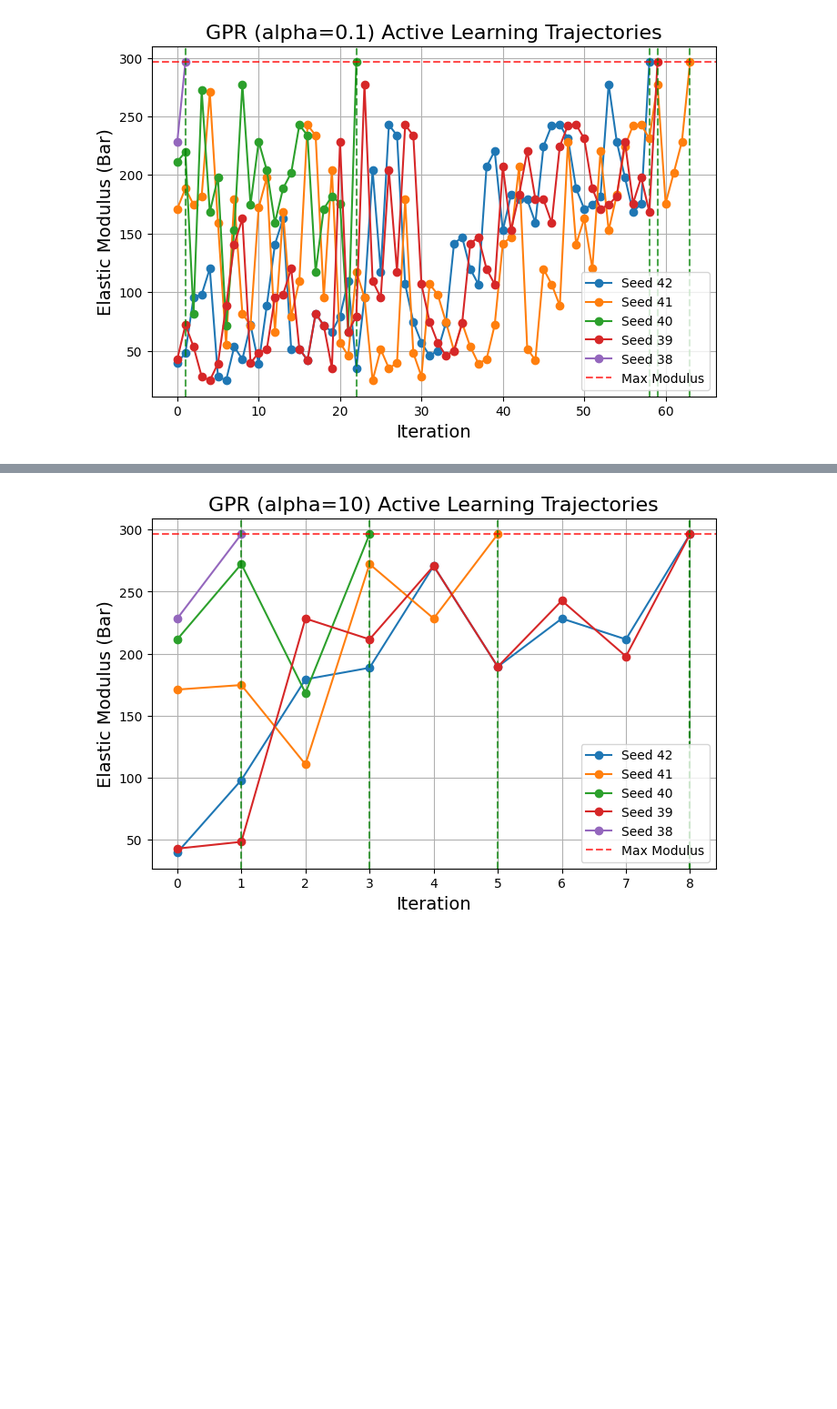
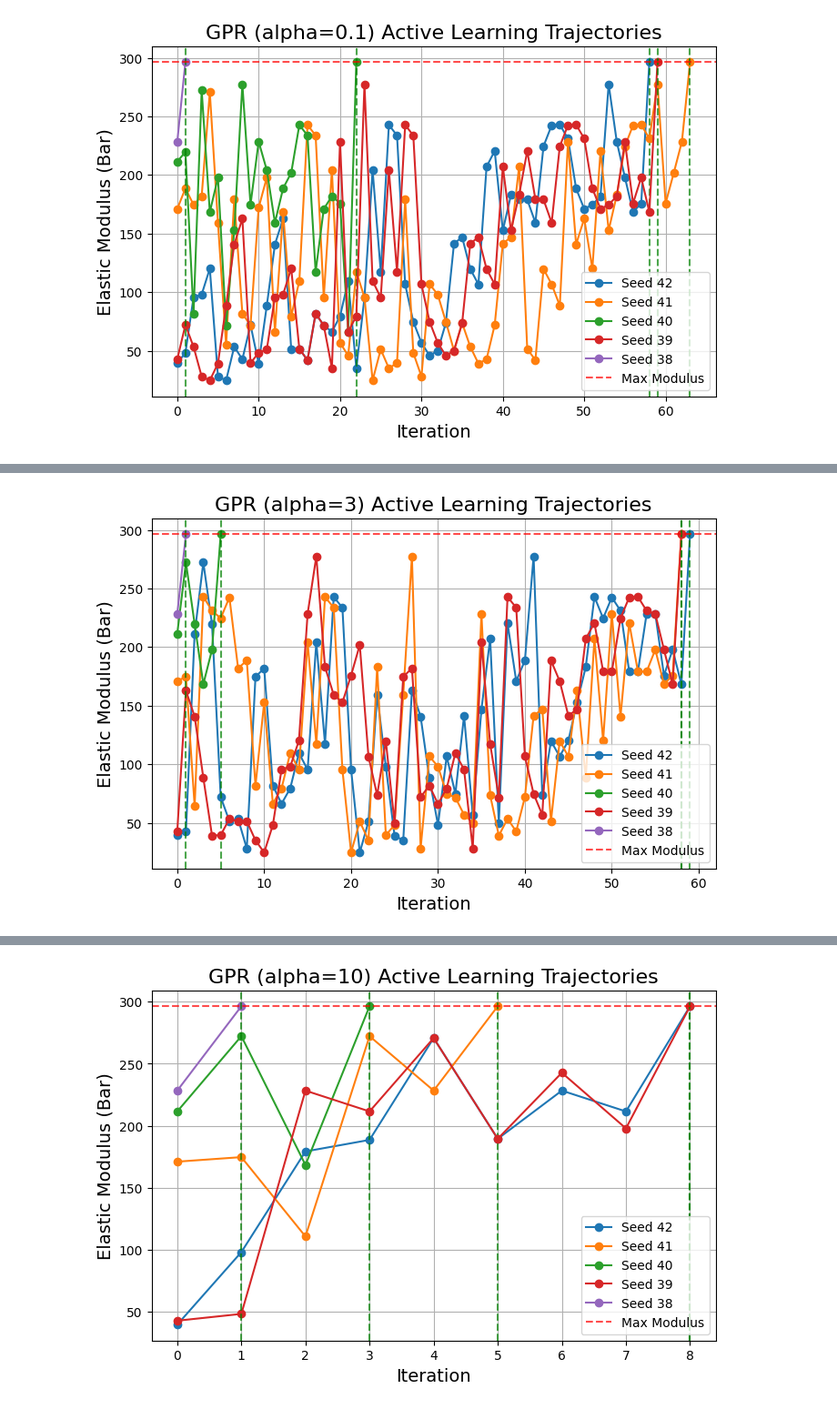
Before and after one commit to Toniaac/hte-data-processing, a Jupyter notebook: Active Learning.ipynb, the cells around one changed output, grey strips where cells are left out. Shown at 91% size. Cells and saved outputs as stored; diff of their text form; code cells hidden in the pictures; blank space fills up the shorter version.

```diff
--- a/Active Learning.ipynb
+++ b/Active Learning.ipynb
@@ -1363,0 +1372,10 @@ plot_multiple_trajectories([gpr01_randomseed42, gpr01_randomseed41, gpr01_random
+# %%
+gpr3_randomseed42 = pd.read_csv("gpr_experiment_trajectory_alpha3_seed42.csv")
+gpr3_randomseed41 = pd.read_csv("gpr_experiment_trajectory_alpha3_seed41.csv")
+gpr3_randomseed40 = pd.read_csv("gpr_experiment_trajectory_alpha3_seed40.csv")
+gpr3_randomseed39 = pd.read_csv("gpr_experiment_trajectory_alpha3_seed39.csv")
+gpr3_randomseed38 = pd.read_csv("gpr_experiment_trajectory_alpha3_seed38.csv")
+
+plot_multiple_trajectories([gpr3_randomseed42, gpr3_randomseed41, gpr3_randomseed40, gpr3_randomseed39, gpr3_randomseed38], labels=["Seed 42", "Seed 41", "Seed 40", "Seed 39", "Seed 38"], title="GPR (alpha=3)")
+# %% [output]
+[figure, added]
```
Also changed, not shown: parts of 12 cells of this notebook, 50 other files.
